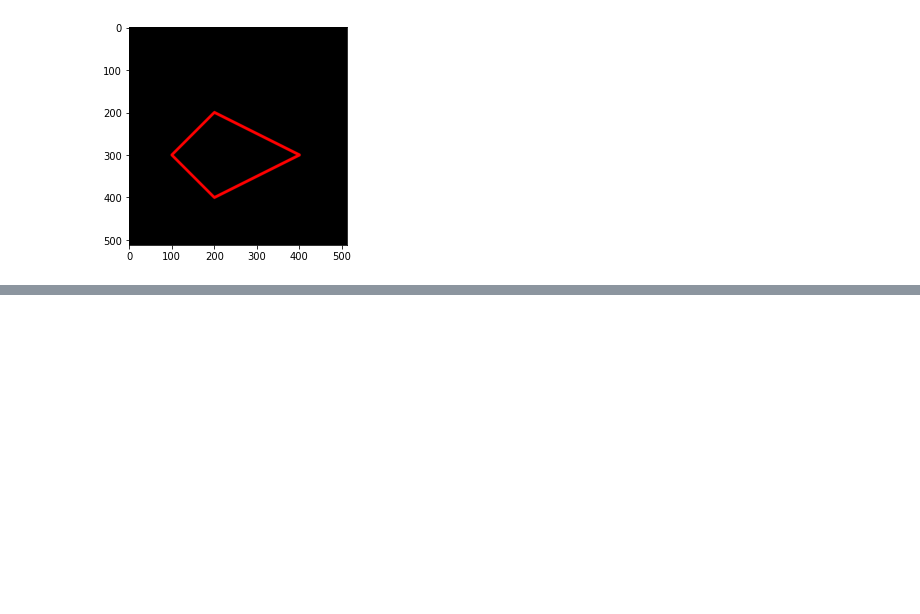
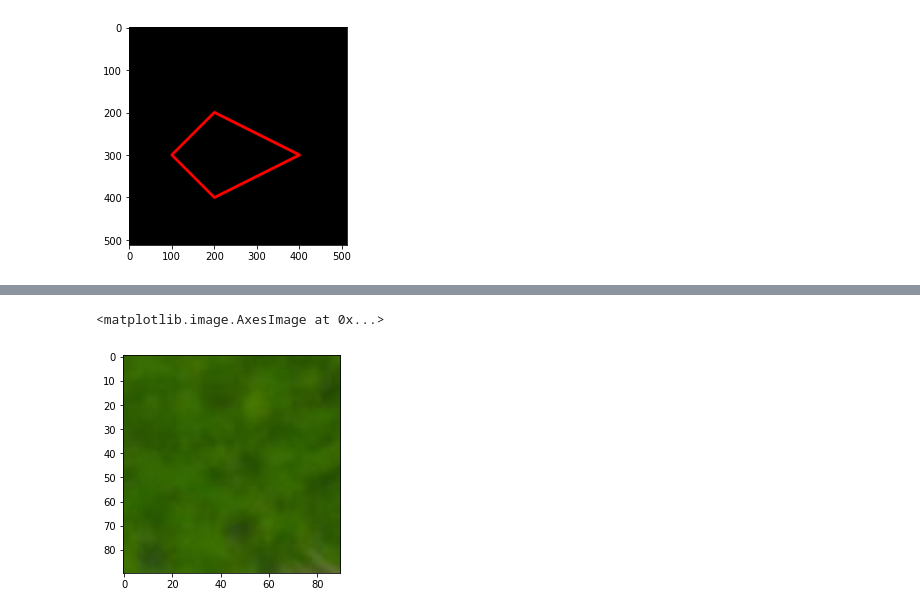
Before and after one commit to userthalib/PCVK_Genap_2022, a Jupyter notebook: Week2.ipynb, the cells around one changed output, grey strips where cells are left out. Saved outputs shown, nothing was run; the diff lists cells and outputs as text; code cells hidden in the pictures; blank space fills up the shorter version.

```diff
--- a/Week2.ipynb
+++ b/Week2.ipynb
@@ -137,0 +151,6 @@ plt.imshow(black_img2)
+# %%
+cropped_image = img3[10:100, 10:100]
+plt.imshow(cropped_image)
+# %% [output]
+<matplotlib.image.AxesImage at 0x...>
+[figure, added]
```
Also changed, not shown: parts of 9 cells of this notebook.
